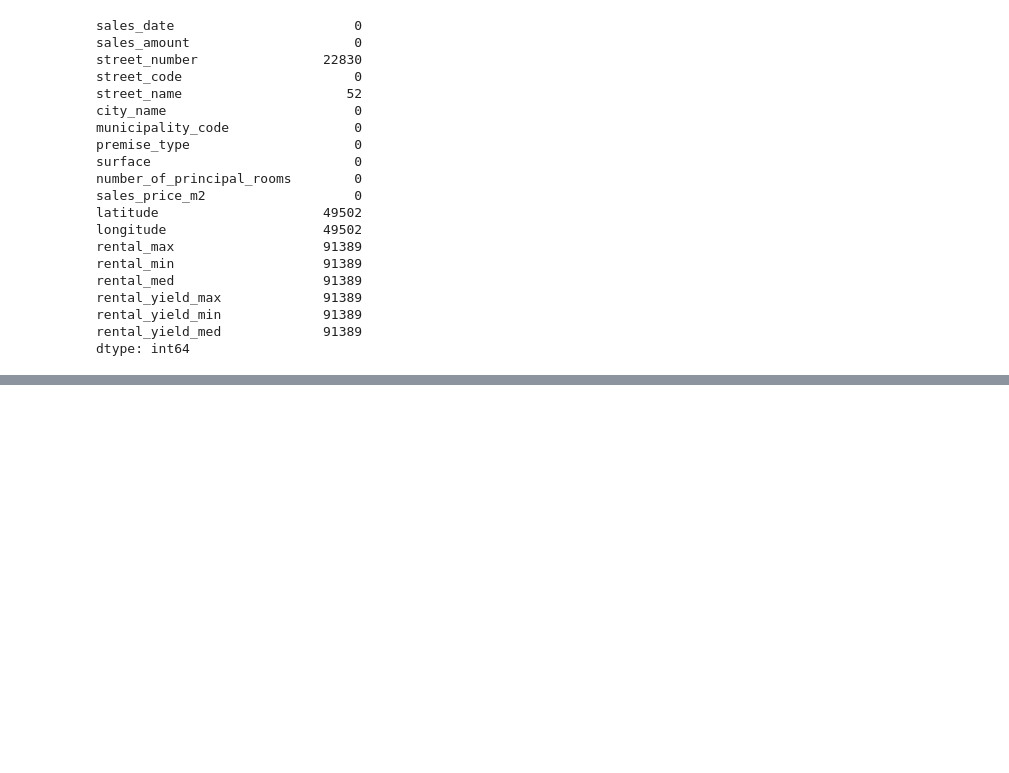
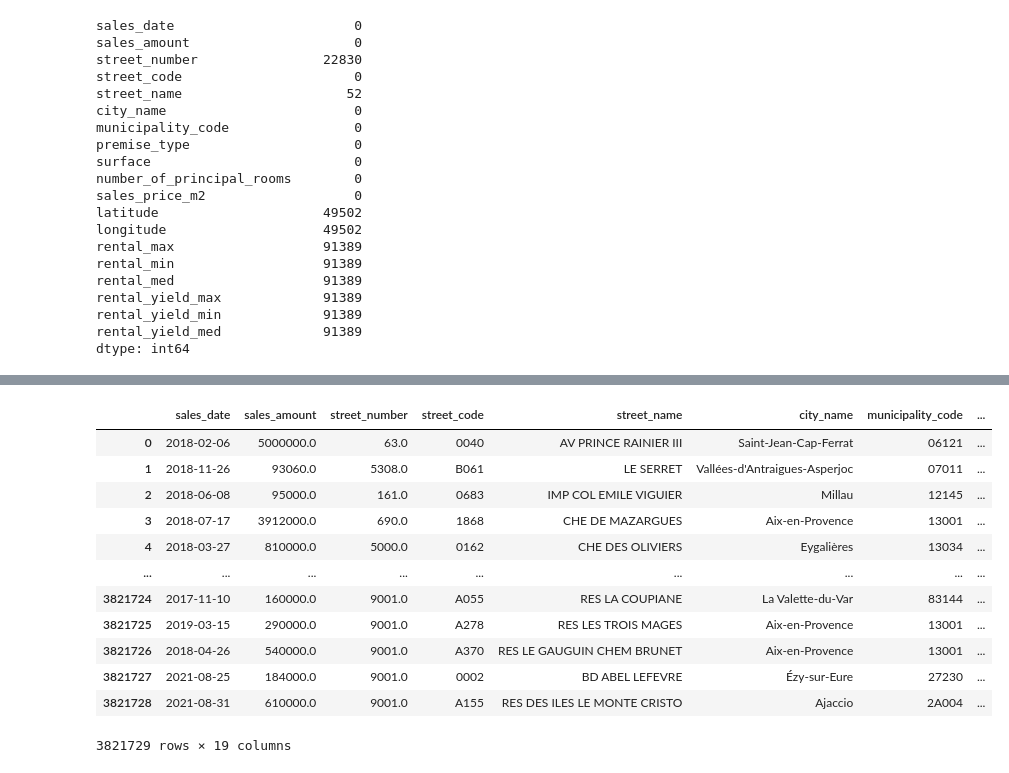
Before and after one commit to asma-mo/Estate-Elite-Insights, a Jupyter notebook: KPIs/python_code/Rental_Yield.ipynb, the cells around one changed output, grey strips where cells are left out. Cells and saved outputs as stored; diff of their text form; code cells hidden in the pictures; blank space fills up the shorter version.

```diff
--- a/KPIs/python_code/Rental_Yield.ipynb
+++ b/KPIs/python_code/Rental_Yield.ipynb
@@ -444,3 +474,10 @@ rental_yield_max             91389
 rental_yield_min             91389
 rental_yield_med             91389
 dtype: int64
+# %%
+rental_yield["rental_max"].fillna(0, inplace=True)
+rental_yield["rental_min"].fillna(0, inplace=True)
+rental_yield["rental_med"].fillna(0, inplace=True)
+rental_yield["rental_yield_max"].fillna(0, inplace=True)
+rental_yield["rental_yield_min"].fillna(0, inplace=True)
+rental_yield["rental_yield_med"].fillna(0, inplace=True)
@@ -446,0 +513,17 @@ dtype: int64
+# %%
+rental_yield = rental_yield.reset_index(drop=True)
+rental_yield
+# %% [output]
+|  | sales_date | sales_amount | street_number | street_code | street_name | city_name | municipality_code | ... |
+| 0 | 2018-02-06 | 5000000.0 | 63.0 | 0040 | AV PRINCE RAINIER III | Saint-Jean-Cap-Ferrat | 06121 | ... |
+| 1 | 2018-11-26 | 93060.0 | 5308.0 | B061 | LE SERRET | Vallées-d'Antraigues-Asperjoc | 07011 | ... |
+| 2 | 2018-06-08 | 95000.0 | 161.0 | 0683 | IMP COL EMILE VIGUIER | Millau | 12145 | ... |
+| 3 | 2018-07-17 | 3912000.0 | 690.0 | 1868 | CHE DE MAZARGUES | Aix-en-Provence | 13001 | ... |
+| 4 | 2018-03-27 | 810000.0 | 5000.0 | 0162 | CHE DES OLIVIERS | Eygalières | 13034 | ... |
+| ... | ... | ... | ... | ... | ... | ... | ... | ... |
+| 3821724 | 2017-11-10 | 160000.0 | 9001.0 | A055 | RES LA COUPIANE | La Valette-du-Var | 83144 | ... |
+| 3821725 | 2019-03-15 | 290000.0 | 9001.0 | A278 | RES LES TROIS MAGES | Aix-en-Provence | 13001 | ... |
+| 3821726 | 2018-04-26 | 540000.0 | 9001.0 | A370 | RES LE GAUGUIN CHEM BRUNET | Aix-en-Provence | 13001 | ... |
+| 3821727 | 2021-08-25 | 184000.0 | 9001.0 | 0002 | BD ABEL LEFEVRE | Ézy-sur-Eure | 27230 | ... |
+| 3821728 | 2021-08-31 | 610000.0 | 9001.0 | A155 | RES DES ILES LE MONTE CRISTO | Ajaccio | 2A004 | ... |
+3821729 rows × 19 columns
```
Also changed, not shown: parts of 10 cells of this notebook.
